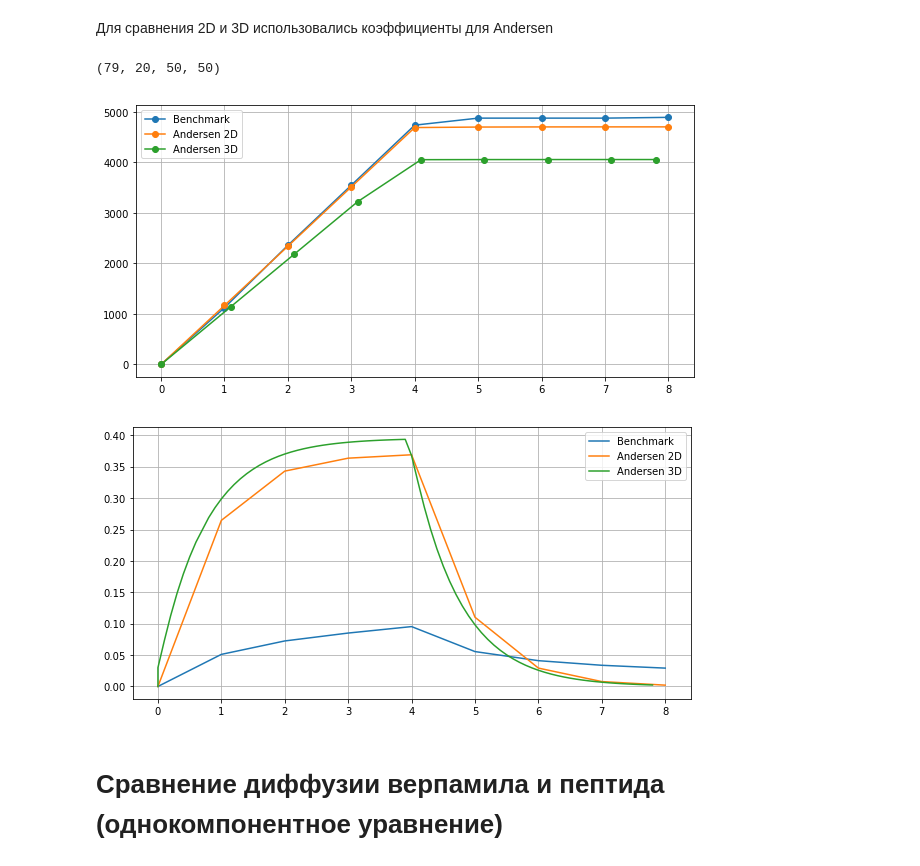
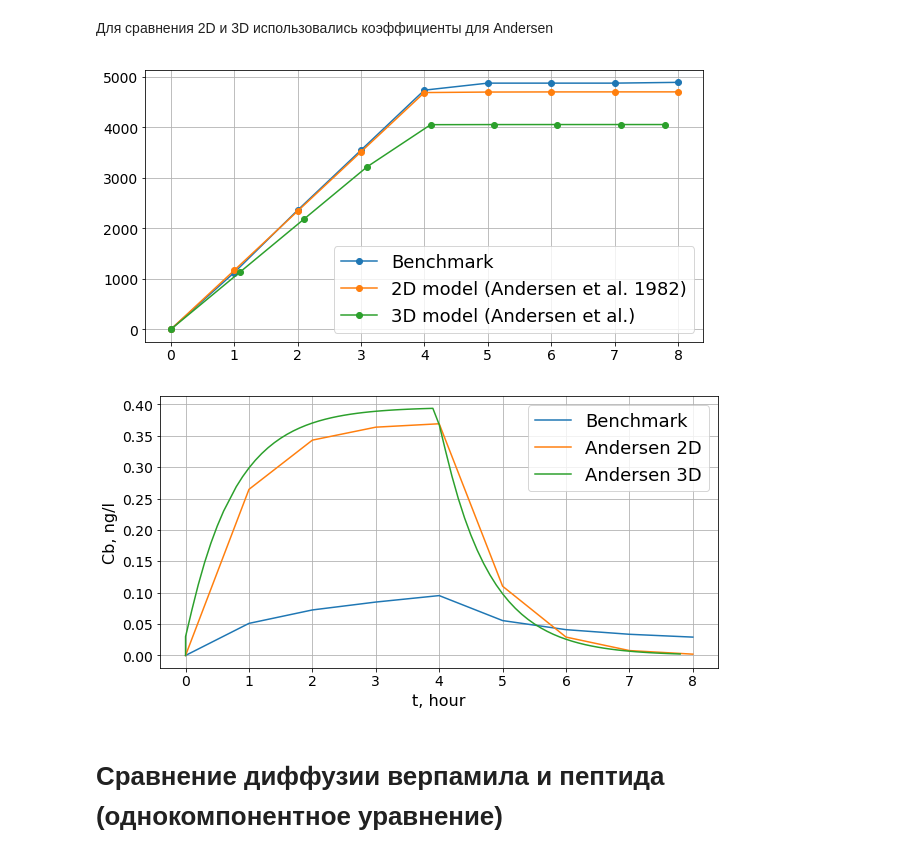
Before and after one commit to almaredan/TDD_Diffusion, a Jupyter notebook: TDD_of_verapamil.ipynb, the cells around one changed output. Cells and saved outputs as stored; diff of their text form; code cells hidden in the pictures.

```diff
--- a/TDD_of_verapamil.ipynb
+++ b/TDD_of_verapamil.ipynb
@@ -82,15 +82,26 @@ constants
 Посчитаем концентрацию в крови
 # %%
 plt.figure(figsize=(12,6))
-for key in ['And_2d_mm','And_2d_nm','Eich_2d_mm','Eich_2d_nm','Koike_2d_mm','Koike_2d_nm']:
+labels = {
+    'And_2d_mm' : 'With metabolism (Andersen et al. 1982)',
+    'And_2d_nm' : 'Without metabolism (Andersen et al. 1982)',
+    'Eich_2d_mm' : 'With metabolism (Eichelbaum et al. 1981)',
+    'Eich_2d_nm' : 'Without metabolism (Eichelbaum et al. 1981)',
+    'Koike_2d_mm' : 'With metabolism (Koike et al. 1979)',
+    'Koike_2d_nm' : 'Without metabolism (Koike et al. 1979)'
+}
+for key in Vb.keys():
     Cb_time = data2d[key][0][0][1]
     cb_dyn = []
     for cb in Cb_time:
         cb_dyn.append(np.sum(cb)*dx*dy*dz*9/Vb[key]/1e-5)
-    plt.plot(cb_dyn, label=key)
-plt.legend()
+    plt.plot(cb_dyn, label=labels[key])
+
 plt.grid()
-plt.ylabel(r'Cb, ng/L');
-plt.xlabel(r't, hour');
+# plt.ylabel(r'Cb, ng/L', size=16);
+# plt.xlabel(r't, hour', size=16);
+plt.legend(fontsize=18)
+plt.xticks(size=14)
+plt.yticks(size=14)
 plt.show()
 # %% [output]
@@ -180,7 +193,7 @@ plt.show()
 x = np.arange(0, 0.035,dx)
 y = np.arange(0, 0.025, dy)
 
-c_temp = data2d['And_2d_mm'][0][0][1][3]
+c_temp = data2d['And_2d_mm'][0][0][0][3]
 
 gradX = []
 for i in range(1,19):
@@ -305,7 +296,3 @@ plot_gif()
-# %%
-C3d_time.shape
-# %% [output]
-(79, 20, 50, 50)
 # %%
 i_eff=5
 times1  = []
@@ -338,40 +325,48 @@ benchPerm = pd.read_csv('./andersen_met_perm.csv')
 
 plt.figure(figsize=(10,5))
 plt.plot(benchPerm.time, benchPerm['concentration'], 'o-', label='Benchmark')
-plt.plot(times1,c_permeated1, 'o-', label='Andersen 2D')
-plt.plot(times2[::10]+[times2[-1]],c_permeated2[::10]+[c_permeated2[-1]], 'o-', label='Andersen 3D')
-plt.legend()
+plt.plot(times1,c_permeated1, 'o-', label='2D model (Andersen et al. 1982)')
+plt.plot(times2[::10]+[times2[-1]],c_permeated2[::10]+[c_permeated2[-1]], 'o-', label='3D model (Andersen et al.)')
+# plt.ylabel(r'Concentration permeated, $\mu g/sm^2$', size=16);
+# plt.xlabel(r't, hour', size=16);
+plt.legend(fontsize=18)
+plt.xticks(size=14)
+plt.yticks(size=14)
 plt.grid()
 plt.show()
 
 cb_din1 = [0]
 ts1 = [0]
 for t_idx, cb in enumerate(Cb2d_time):
         cb_din1.append(
             np.sum(cb)*dx*dy*dz*9/1e-5/Vb['And_2d_mm']
         )
         ts1.append(t_idx)
 
 cb_din2 = [0]
 ts2 = [0]
 for t_idx, cb in enumerate(Cb3d_time):
     if t_idx != 7:
         cb_din2.append(
             np.sum(cb)*dx*dy*dz/1e-5/Vb['And_2d_mm']
         )
         ts2.append(t_idx*0.1)
 
 benchPerm = pd.read_csv('./andersen_met_blodd.csv')
 plt.figure(figsize=(10,5))
 plt.plot(benchPerm.time, benchPerm['concentration'], label='Benchmark')
 plt.plot(ts1, cb_din1, label='Andersen 2D')
 plt.plot(ts2, cb_din2, label='Andersen 3D')
-plt.legend()
+plt.ylabel(r'Cb, ng/l', size=16);
+plt.xlabel(r't, hour', size=16);
+plt.legend(fontsize=18)
+plt.xticks(size=14)
+plt.yticks(size=14)
 plt.grid()
 plt.show()
 # %% [output]
-[figure, old version]
+[figure, new version]
-[figure, old version]
+[figure, new version]
 # %% [markdown]
 # Сравнение диффузии верпамила и пептида (однокомпонентное уравнение)
 # %%
```
Also changed, not shown: parts of 33 cells of this notebook, 4 other files.
